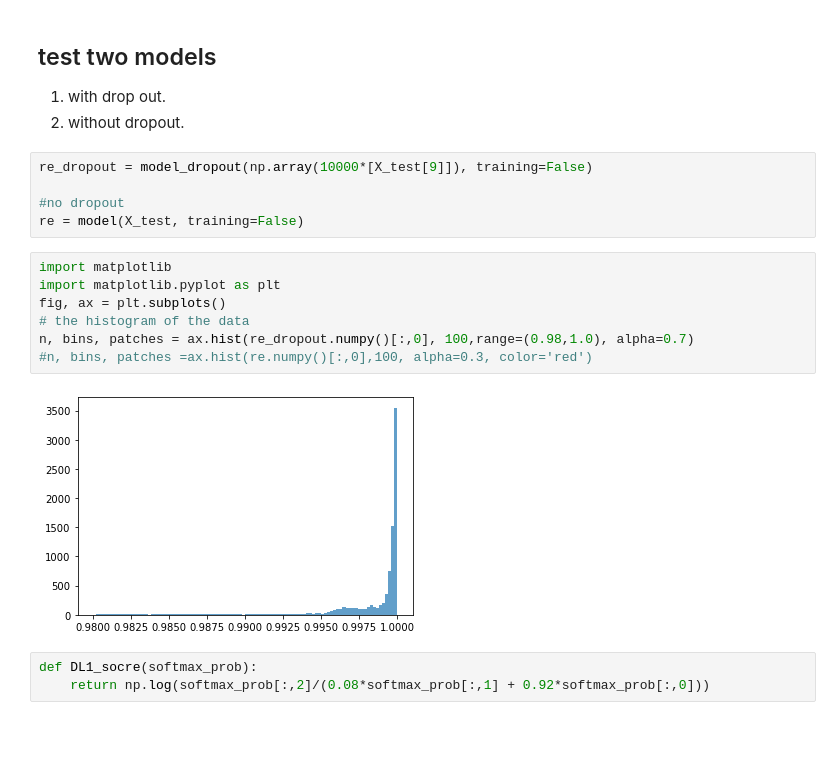
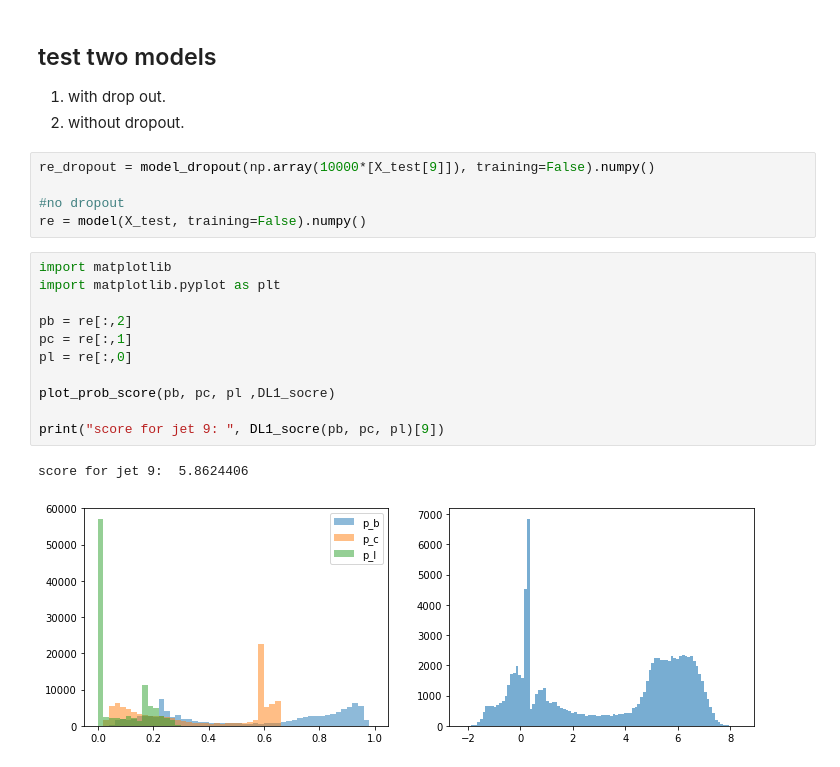
Before and after one commit to ablet-imin/DL1_model, a Jupyter notebook: DL1_tests.ipynb, the cells around one changed output. Drawn from its saved outputs; the diff is of its cells as text; blank space fills up the shorter version.

```diff
--- a/DL1_tests.ipynb
+++ b/DL1_tests.ipynb
@@ -26,19 +76,21 @@ hf.close()
 1. with drop out.
 2. without dropout.
 # %%
-re_dropout = model_dropout(np.array(10000*[X_test[9]]), training=False)
+re_dropout = model_dropout(np.array(10000*[X_test[9]]), training=False).numpy()
 
 #no dropout
-re = model(X_test, training=False)
+re = model(X_test, training=False).numpy()
-# %%
-import matplotlib
-import matplotlib.pyplot as plt
-fig, ax = plt.subplots()
-# the histogram of the data
-n, bins, patches = ax.hist(re_dropout.numpy()[:,0], 100,range=(0.98,1.0), alpha=0.7)
-#n, bins, patches =ax.hist(re.numpy()[:,0],100, alpha=0.3, color='red')
-# %% [output]
-[figure, removed]
-# %%
-def DL1_socre(softmax_prob):
-    return np.log(softmax_prob[:,2]/(0.08*softmax_prob[:,1] + 0.92*softmax_prob[:,0]))
+# %%
+import matplotlib
+import matplotlib.pyplot as plt
+
+pb = re[:,2]
+pc = re[:,1]
+pl = re[:,0]
+
+plot_prob_score(pb, pc, pl ,DL1_socre)
+
+print("score for jet 9: ", DL1_socre(pb, pc, pl)[9])
+# %% [output]
+score for jet 9:  5.8624406
+[figure, added]
```
Also changed, not shown: parts of 14 cells of this notebook, 14 other files.
